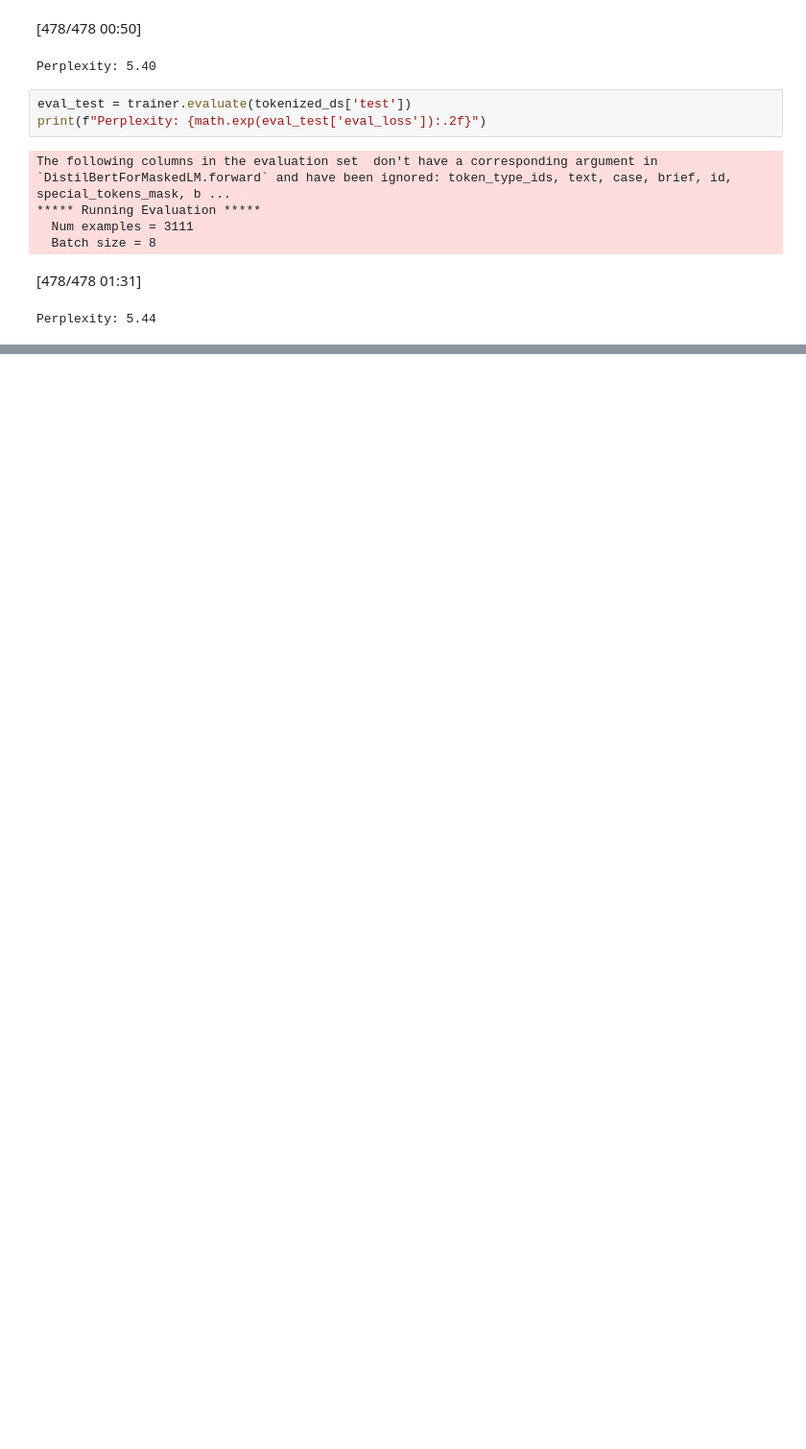
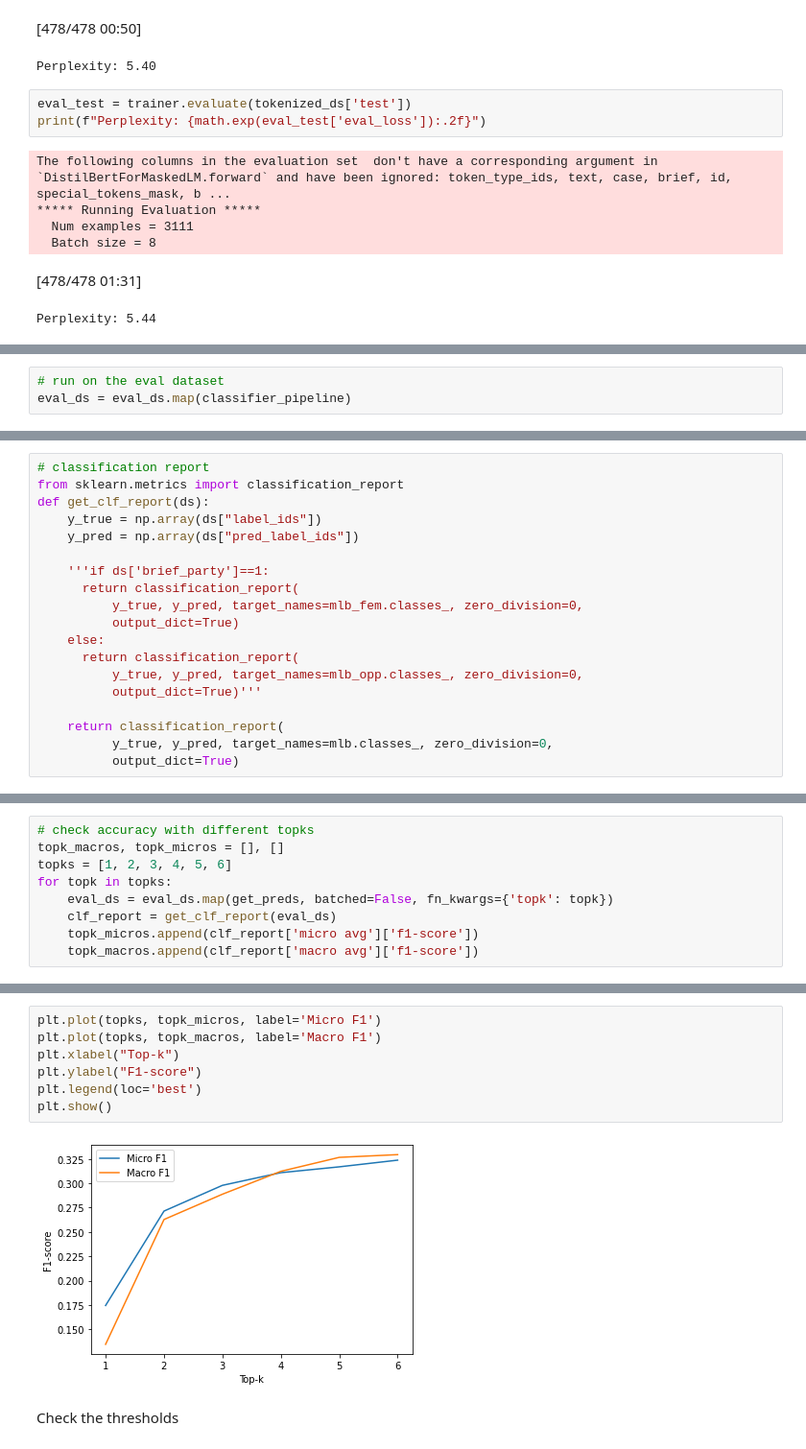
Before and after one commit to amandakonet/amicus-iv, a Jupyter notebook: mlm-finetuning/mlm_training_template.ipynb, the cells around one changed output, grey strips where cells are left out. Shown at 96% size. Cells and saved outputs as stored; diff of their text form; blank space fills up the shorter version.

```diff
--- a/mlm-finetuning/mlm_training_template.ipynb
+++ b/mlm-finetuning/mlm_training_template.ipynb
@@ -337,0 +416,3 @@ Perplexity: 5.44
+# %%
+# run on the eval dataset
+eval_ds = eval_ds.map(classifier_pipeline)
@@ -337,0 +481,19 @@ Perplexity: 5.44
+# %%
+# classification report
+from sklearn.metrics import classification_report
+def get_clf_report(ds):
+    y_true = np.array(ds["label_ids"])
+    y_pred = np.array(ds["pred_label_ids"])
+
+    '''if ds['brief_party']==1:
+      return classification_report(
+          y_true, y_pred, target_names=mlb_fem.classes_, zero_division=0,
+          output_dict=True)
+    else:
+      return classification_report(
+          y_true, y_pred, target_names=mlb_opp.classes_, zero_division=0,
+          output_dict=True)'''
+
+    return classification_report(
+          y_true, y_pred, target_names=mlb.classes_, zero_division=0,
+          output_dict=True)
@@ -337,0 +502,9 @@ Perplexity: 5.44
+# %%
+# check accuracy with different topks
+topk_macros, topk_micros = [], []
+topks = [1, 2, 3, 4, 5, 6]
+for topk in topks:
+    eval_ds = eval_ds.map(get_preds, batched=False, fn_kwargs={'topk': topk})
+    clf_report = get_clf_report(eval_ds)
+    topk_micros.append(clf_report['micro avg']['f1-score'])
+    topk_macros.append(clf_report['macro avg']['f1-score'])
@@ -337,0 +518,11 @@ Perplexity: 5.44
+# %%
+plt.plot(topks, topk_micros, label='Micro F1')
+plt.plot(topks, topk_macros, label='Macro F1')
+plt.xlabel("Top-k")
+plt.ylabel("F1-score")
+plt.legend(loc='best')
+plt.show()
+# %% [output]
+[figure, added]
+# %% [markdown]
+Check the thresholds
```
Also changed, not shown: parts of 25 cells of this notebook.
